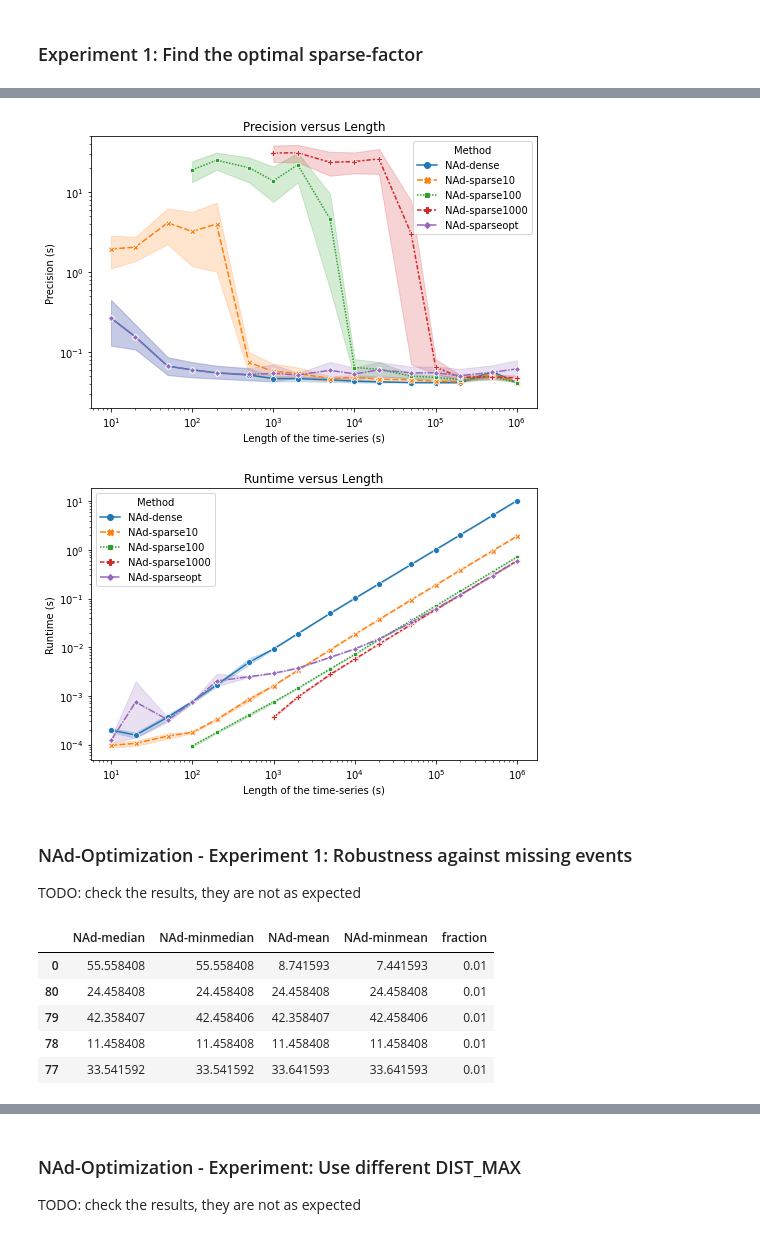
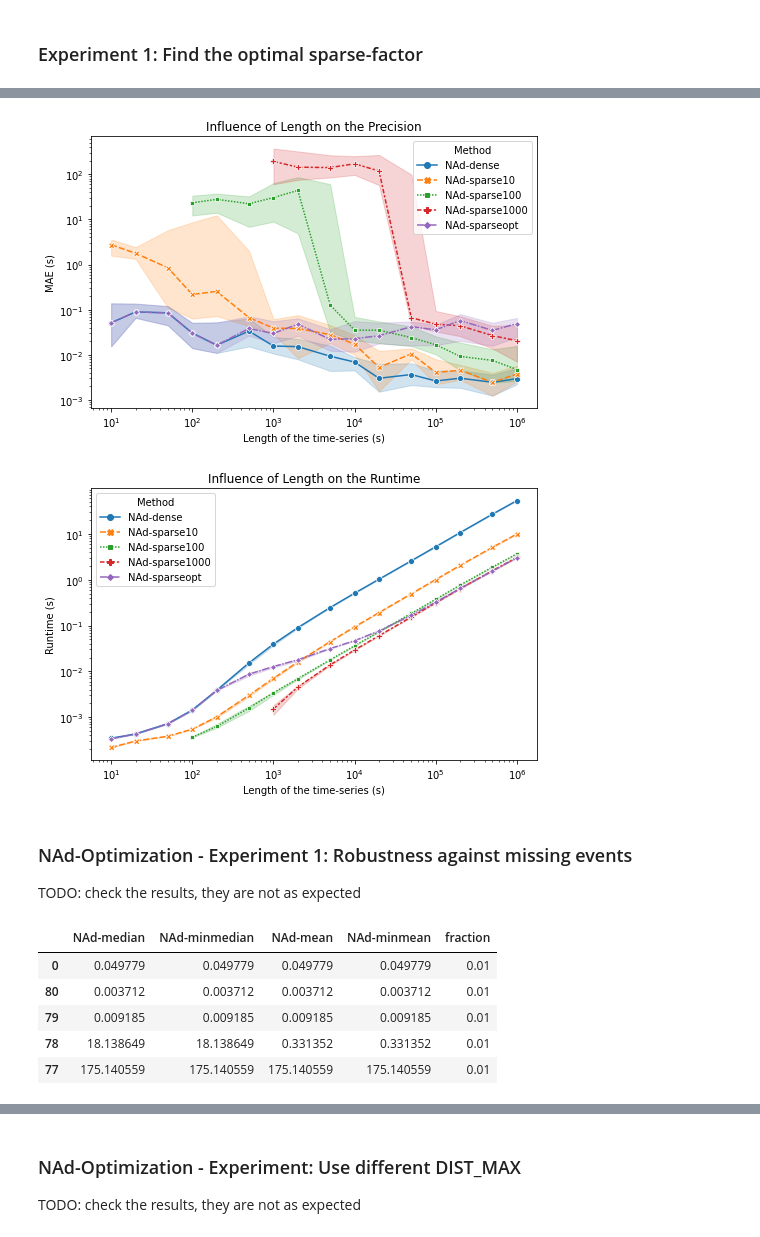
Before and after one commit to iot-salzburg/nearest-advocate, a Jupyter notebook: experiments/NAd_tests_semisimulated.ipynb, the cells around one changed output, grey strips where cells are left out. Saved outputs shown, nothing was run; the diff lists cells and outputs as text; code cells hidden in the pictures.

```diff
--- a/experiments/NAd_tests_semisimulated.ipynb
+++ b/experiments/NAd_tests_semisimulated.ipynb
@@ -359,10 +191,6 @@ _ = modify_timeseries(arr=heart_beat_dataset[0][0], offset=np.pi, sigma=0.1, fra
 N = 10_000               # number of events in the random arrays
 TIME_SHIFT = np.pi        # true time-shift between the two arrays
 DEF_DIST = 0.25           # default values for dist_max and dist_padding of nearest_advocate
-REGULATE_PADDINGS = True  # regulate the paddings in nearest_advocate
-TD_MAX = 60               # search space of +-1 minutes
-TD_MIN = -60
-SAMPLES_PER_S = 20       # precision of the search space
 # %%
 sys.path.append("../src")
 # %%
@@ -601,11 +446,19 @@ def evaluate_length(iteration):
     df_precision = pd.DataFrame({m: np.nan*np.zeros(len(LENGTHS)) for m in METHODS})
     df_precision["length"] = LENGTHS
 
+    # dummy evaluation for JIT-compiliation
+    _ = nearest_advocate(
+                arr_ref=np.array([1.0, 2.0, 3.0]).astype(np.float32), arr_sig=np.array([1.0, 2.0, 3.0]).astype(np.float32),
+                td_min=-1, td_max=+1, sps=SAMPLES_PER_S, sparse_factor=1,
+                dist_max=DIST_MAX, regulate_paddings=REGULATE_PADDINGS, dist_padding=DIST_MAX)
+
     for idx, length in enumerate(LENGTHS):
         np.random.seed(N_ITERATIONS*iteration+idx)
+        l_bound, u_bound = max(TD_MIN, -length/2), min(TD_MAX, length/2)
+        offset = np.random.random() * (u_bound-l_bound) + l_bound
         # Create two related event-based array, they differ by a time-shift and gaussian noise
         arr_ref = np.sort(np.cumsum(np.random.normal(loc=1, scale=REF_SIGMA, size=int(length)))).astype(np.float32)
-        arr_sig = np.sort(arr_ref + OFFSET + np.random.normal(loc=0, scale=SIGMA, size=int(length))).astype(np.float32)
+        arr_sig = np.sort(arr_ref + offset + np.random.normal(loc=0, scale=SIGMA, size=int(length))).astype(np.float32)
 
         # NAd-dense
         start_time = time.time()
@@ -615,7 +468,7 @@ def evaluate_length(iteration):
             dist_max=DIST_MAX, regulate_paddings=REGULATE_PADDINGS, dist_padding=DIST_MAX)
         time_shift, min_mean_dist = np_nearest[np.argmin(np_nearest[:,1])]
         df_runtimes.loc[idx, "NAd-dense"] = time.time() - start_time
-        df_precision.loc[idx, "NAd-dense"] = np.abs(time_shift-OFFSET)
+        df_precision.loc[idx, "NAd-dense"] = np.abs(time_shift-offset)
 
         # NAd-sparse10
         start_time = time.time()
@@ -625,7 +478,7 @@ def evaluate_length(iteration):
             dist_max=DIST_MAX, regulate_paddings=REGULATE_PADDINGS, dist_padding=DIST_MAX)
         time_shift, min_mean_dist = np_nearest[np.argmin(np_nearest[:,1])]
         df_runtimes.loc[idx, "NAd-sparse10"] = time.time() - start_time
-        df_precision.loc[idx, "NAd-sparse10"] = np.abs(time_shift-OFFSET)
+        df_precision.loc[idx, "NAd-sparse10"] = np.abs(time_shift-offset)
 
         # NAd-sparse100
         start_time = time.time()
@@ -636,7 +489,7 @@ def evaluate_length(iteration):
                 dist_max=DIST_MAX, regulate_paddings=REGULATE_PADDINGS, dist_padding=DIST_MAX)
             time_shift, min_mean_dist = np_nearest[np.argmin(np_nearest[:,1])]
             df_runtimes.loc[idx, "NAd-sparse100"] = time.time() - start_time
-            df_precision.loc[idx, "NAd-sparse100"] = np.abs(time_shift-OFFSET)
+            df_precision.loc[idx, "NAd-sparse100"] = np.abs(time_shift-offset)
         except AssertionError:
             pass
             # print(f"WARNING: AssertionError, skipping.")
@@ -650,7 +503,7 @@ def evaluate_length(iteration):
                 dist_max=DIST_MAX, regulate_paddings=REGULATE_PADDINGS, dist_padding=DIST_MAX)
             time_shift, min_mean_dist = np_nearest[np.argmin(np_nearest[:,1])]
             df_runtimes.loc[idx, "NAd-sparse1000"] = time.time() - start_time
-            df_precision.loc[idx, "NAd-sparse1000"] = np.abs(time_shift-OFFSET)
+            df_precision.loc[idx, "NAd-sparse1000"] = np.abs(time_shift-offset)
         except AssertionError:
             pass
             # print(f"WARNING: AssertionError, skipping.")
@@ -665,15 +518,10 @@ def evaluate_length(iteration):
                 dist_max=DIST_MAX, regulate_paddings=REGULATE_PADDINGS, dist_padding=DIST_MAX)
             time_shift, min_mean_dist = np_nearest[np.argmin(np_nearest[:,1])]
             df_runtimes.loc[idx, "NAd-sparseopt"] = time.time() - start_time
-            df_precision.loc[idx, "NAd-sparseopt"] = np.abs(time_shift-OFFSET)
+            df_precision.loc[idx, "NAd-sparseopt"] = np.abs(time_shift-offset)
         except AssertionError:
             pass
             # print(f"WARNING: AssertionError, skipping.")
-
-        # PCC-FFT TODO
-        # PCC-DFT TODO
-        # KCC (with multiple settings?) TODO
-        # DTW (with multiple settings?) TODO
 
     return df_runtimes, df_precision
 
@@ -724,21 +572,23 @@ df_precision.sample(5)
 # %%
 fig, axes = plt.subplots(1,1, figsize=(8, 5))
 
 # melt the DataFrame
 df_precision_melted = pd.melt(df_precision, id_vars="length", var_name="Method",
                               value_vars=METHODS, value_name="precision")
 precision_plot = sns.lineplot(data=df_precision_melted,
                               x="length", y="precision",
-                              hue="Method", style="Method", markers=True, ci=95)
-plt.title("Precision versus Length")
+                              hue="Method", style="Method", markers=True,
+                              estimator=np.median, errorbar=lambda x: (np.quantile(x, 0.25), np.quantile(x, 0.75)))
+
+plt.title("Influence of Length on the Precision")
 plt.xlabel("Length of the time-series (s)")
-plt.ylabel("Precision (s)")
-plt.ylim((0.02, 50))
+plt.ylabel("MAE (s)")
+# plt.ylim((0.02, 50))
 precision_plot.set(xscale='log')
 precision_plot.set(yscale='log')
 plt.show()
 # %% [output]
-[figure, old version]
+[figure, new version]
 # %%
 fig, axes = plt.subplots(1,1, figsize=(8, 5))
 
@@ -747,15 +597,17 @@ df_runtimes_melted = pd.melt(df_runtimes, id_vars="length", var_name="Method",
                               value_vars=METHODS, value_name="runtime")
 precision_plot = sns.lineplot(data=df_runtimes_melted,
                               x="length", y="runtime",
-                              hue="Method", style="Method", markers=True, ci=95)
-plt.title("Runtime versus Length")
+                              hue="Method", style="Method", markers=True,
+                              estimator=np.median, errorbar=lambda x: (np.quantile(x, 0.25), np.quantile(x, 0.75)))
+
+plt.title("Influence of Length on the Runtime")
 plt.xlabel("Length of the time-series (s)")
 plt.ylabel("Runtime (s)")
 precision_plot.set(xscale='log')
 precision_plot.set(yscale='log')
 plt.show()
 # %% [output]
-[figure, old version]
+[figure, new version]
 # %% [markdown]
 ### NAd-Optimization - Experiment 1: Robustness against missing events
 
@@ -775,9 +630,13 @@ def evaluate_fraction(fraction):
     n_measurements = 0
     for measurement in measurements:
         for array in measurement:
+            l_bound = max(TD_MIN, -len(array)/2, -SUBSELECT_LENGTH)
+            u_bound = min(TD_MAX, len(array)/2, SUBSELECT_LENGTH)
+            offset = np.random.random() * (u_bound-l_bound) + l_bound
             semi_simulated_pairs.append(
-                (modify_timeseries(arr=array, offset=0.0, sigma=SIGMA, fraction=fraction),
-                 modify_timeseries(arr=array, offset=OFFSET, sigma=SIGMA, fraction=fraction))
+                (array, modify_timeseries(arr=array, offset=offset, subselect_length=SUBSELECT_LENGTH,
+                                          sigma=SIGMA, fraction=fraction, time_warp_scale=TIME_WARP_SCALE),
+                offset)
             )
             n_measurements += 1
     assert n_measurements == 2 * len(measurements)  # otherwise there ar !=2 arrays per measurement
@@ -787,7 +646,7 @@ def evaluate_fraction(fraction):
     df_precision["fraction"] = [fraction for _ in range(n_measurements)]
 
     # loop through all semi-simulated pairs
-    for idx, (arr_ref, arr_sig) in enumerate(semi_simulated_pairs):
+    for idx, (arr_ref, arr_sig, offset) in enumerate(semi_simulated_pairs):
         # arr_ref = modify_timeseries(arr=arr_ref_orig, offset=0.0, sigma=SIGMA, fraction=fraction)
 
         # # NAd-dense
@@ -797,7 +656,7 @@ def evaluate_fraction(fraction):
         #     td_min=TD_MIN, td_max=TD_MAX, sps=SAMPLES_PER_S, sparse_factor=1,
         #     dist_max=DIST_MAX, regulate_paddings=REGULATE_PADDINGS, dist_padding=DIST_MAX)
         # time_shift, min_mean_dist = np_nearest[np.argmin(np_nearest[:,1])]
-        # df_precision.loc[idx, "NAd-dense"] = np.abs(time_shift-OFFSET)
+        # df_precision.loc[idx, "NAd-dense"] = np.abs(time_shift-offset)
 
         # NAd-median
         start_time = time.time()
@@ -807,7 +666,7 @@ def evaluate_fraction(fraction):
             td_min=TD_MIN, td_max=TD_MAX, sps=SAMPLES_PER_S, sparse_factor=1,
             dist_max=dist_max, regulate_paddings=REGULATE_PADDINGS, dist_padding=dist_max)
         time_shift, min_mean_dist = np_nearest[np.argmin(np_nearest[:,1])]
-        df_precision.loc[idx, "NAd-median"] = np.abs(time_shift-OFFSET)
+        df_precision.loc[idx, "NAd-median"] = np.abs(time_shift-offset)
 
         # NAd-minmedian
         start_time = time.time()
@@ -817,7 +676,7 @@ def evaluate_fraction(fraction):
             td_min=TD_MIN, td_max=TD_MAX, sps=SAMPLES_PER_S, sparse_factor=1,
             dist_max=dist_max, regulate_paddings=REGULATE_PADDINGS, dist_padding=dist_max)
         time_shift, min_mean_dist = np_nearest[np.argmin(np_nearest[:,1])]
-        df_precision.loc[idx, "NAd-minmedian"] = np.abs(time_shift-OFFSET)
+        df_precision.loc[idx, "NAd-minmedian"] = np.abs(time_shift-offset)
 
         # NAd-mean
         start_time = time.time()
@@ -827,7 +686,7 @@ def evaluate_fraction(fraction):
             td_min=TD_MIN, td_max=TD_MAX, sps=SAMPLES_PER_S, sparse_factor=1,
             dist_max=dist_max, regulate_paddings=REGULATE_PADDINGS, dist_padding=dist_max)
         time_shift, min_mean_dist = np_nearest[np.argmin(np_nearest[:,1])]
-        df_precision.loc[idx, "NAd-mean"] = np.abs(time_shift-OFFSET)
+        df_precision.loc[idx, "NAd-mean"] = np.abs(time_shift-offset)
 
         # NAd-minmedian
         start_time = time.time()
@@ -837,7 +696,7 @@ def evaluate_fraction(fraction):
             td_min=TD_MIN, td_max=TD_MAX, sps=SAMPLES_PER_S, sparse_factor=1,
             dist_max=dist_max, regulate_paddings=REGULATE_PADDINGS, dist_padding=dist_max)
         time_shift, min_mean_dist = np_nearest[np.argmin(np_nearest[:,1])]
-        df_precision.loc[idx, "NAd-minmean"] = np.abs(time_shift-OFFSET)
+        df_precision.loc[idx, "NAd-minmean"] = np.abs(time_shift-offset)
 
     return df_precision
 
@@ -849,11 +708,11 @@ df_precision = pd.concat(results).sort_values("fraction")
 df_precision.head(5)
 # %% [output]
 |  | NAd-median | NAd-minmedian | NAd-mean | NAd-minmean | fraction |
-| 0 | 55.558408 | 55.558408 | 8.741593 | 7.441593 | 0.01 |
-| 80 | 24.458408 | 24.458408 | 24.458408 | 24.458408 | 0.01 |
-| 79 | 42.358407 | 42.458406 | 42.358407 | 42.458406 | 0.01 |
-| 78 | 11.458408 | 11.458408 | 11.458408 | 11.458408 | 0.01 |
-| 77 | 33.541592 | 33.541592 | 33.641593 | 33.641593 | 0.01 |
+| 0 | 0.049779 | 0.049779 | 0.049779 | 0.049779 | 0.01 |
+| 80 | 0.003712 | 0.003712 | 0.003712 | 0.003712 | 0.01 |
+| 79 | 0.009185 | 0.009185 | 0.009185 | 0.009185 | 0.01 |
+| 78 | 18.138649 | 18.138649 | 0.331352 | 0.331352 | 0.01 |
+| 77 | 175.140559 | 175.140559 | 175.140559 | 175.140559 | 0.01 |
 # %%
 fig, axes = plt.subplots(1,1, figsize=(8, 5))
 
```
Also changed, not shown: parts of 43 cells of this notebook.
